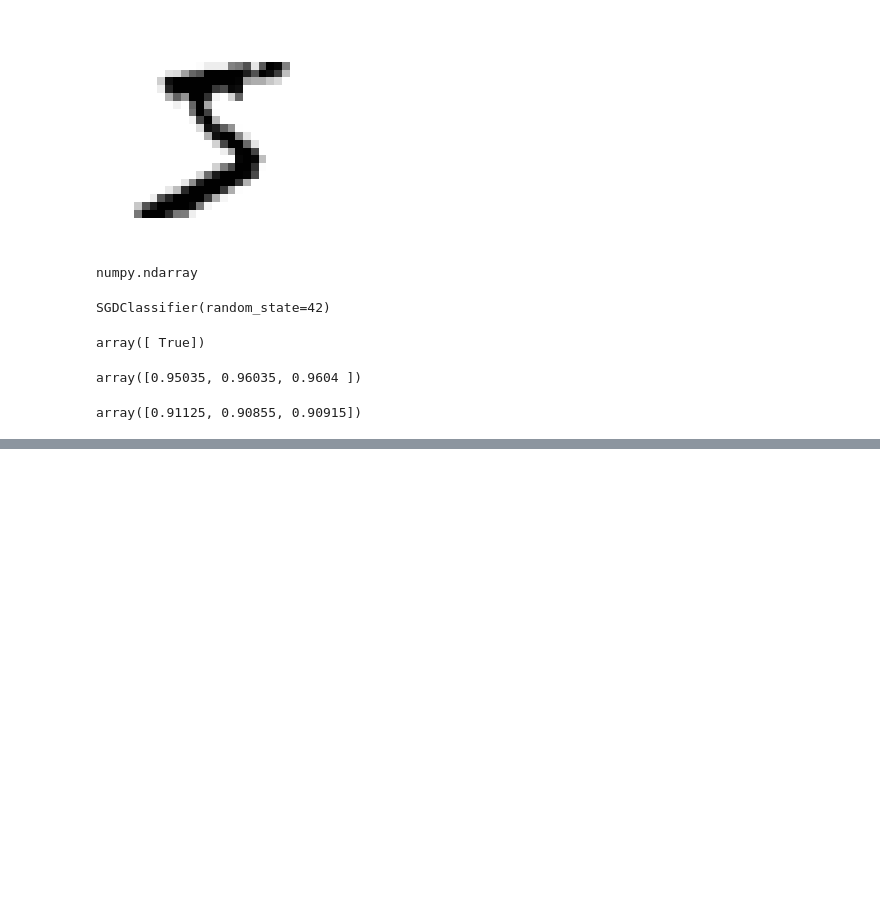
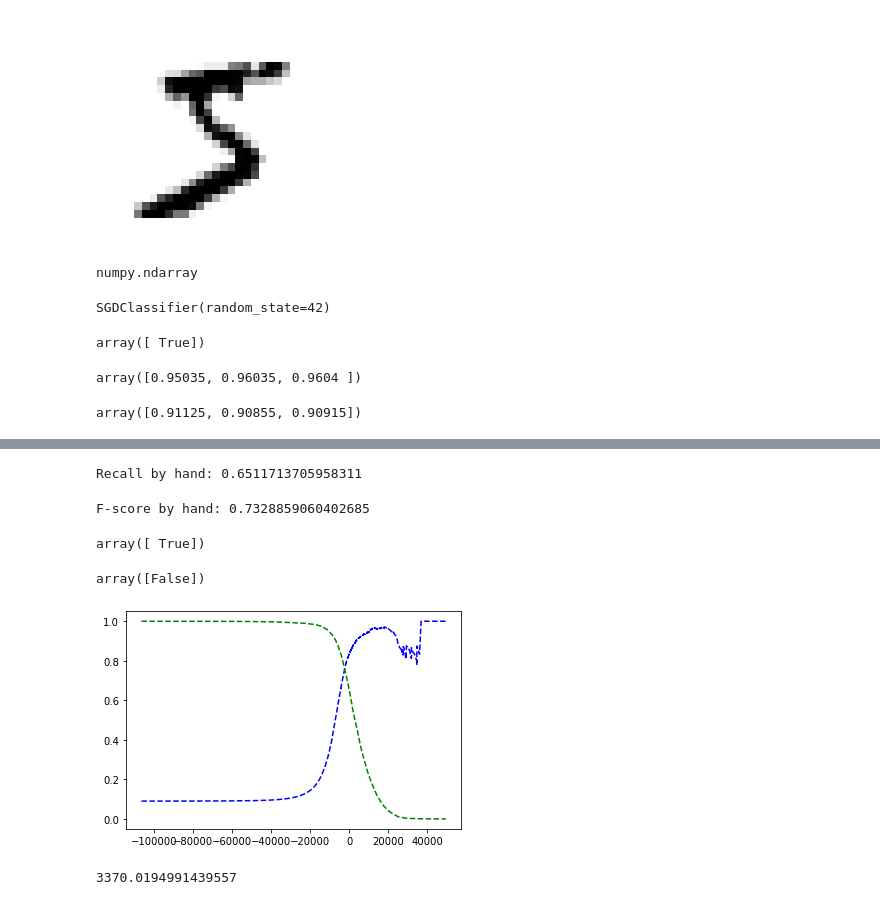
Before and after one commit to PaulApivat/ML_notes, a Jupyter notebook: hands_on_ml/ch3_classification.ipynb, the cells around one changed output, grey strips where cells are left out. Drawn from its saved outputs; the diff is of its cells as text; code cells hidden in the pictures; blank space fills up the shorter version.

```diff
--- a/hands_on_ml/ch3_classification.ipynb
+++ b/hands_on_ml/ch3_classification.ipynb
@@ -135,0 +176,66 @@ confusion_matrix(y_train_5, y_train_perfect_predictions)
+# %%
+recall_score(y_train_5, y_train_pred)
+
+# Recall: True Positive (3530) / True Positive + False Negative (3530 + 1891)
+print("Recall by hand:", 3530/(3530+1891))
+# %% [output]
+Recall by hand: 0.6511713705958311
+# %%
+from sklearn.metrics import f1_score
+f1_score(y_train_5, y_train_pred)
+
+# F-score = 2 / (1/precision) + (1/recall)
+
+print("F-score by hand:", 2/((1/0.84) + (1/0.65)))
+# %% [output]
+F-score by hand: 0.7328859060402685
+# %%
+# To understand Precision - Recall tradeoff, adjust threshold
+# sklearn doesn't allow adjusting threshold directly
+# but it gives access to decision score, used to make predictions
+
+y_scores = sgd_clf.decision_function([some_digit])
+# y_scores = 2164
+y_scores
+
+threshold = 0
+y_some_digit_pred = (y_scores > threshold)
+y_some_digit_pred
+
+# When threshold is 0, the SGDClassifier detects the image
+# %% [output]
+array([ True])
+# %%
+# When threshold is raised to 8000, the SGDClassifier misses the image
+# raising threshold decreases recall
+
+threshold = 8000
+y_some_digit_pred = (y_scores > threshold)
+y_some_digit_pred
+# %% [output]
+array([False])
+# %%
+# Computing which Threshold to use
+
+y_scores = cross_val_predict(sgd_clf, X_train, y_train_5, cv=3, method="decision_function")
+# %%
+from sklearn.metrics import precision_recall_curve
+
+precisions, recalls, thresholds = precision_recall_curve(y_train_5, y_scores)
+
+def plot_precision_recall_vs_threshold(precisions, recalls, thresholds):
+    plt.plot(thresholds, precisions[:-1], "b--", label="Precision")
+    plt.plot(thresholds, recalls[:-1], "g--", label="Recall")
+    [...]
+
+plot_precision_recall_vs_threshold(precisions, recalls, thresholds)
+plt.show()
+# %% [output]
+[figure, added]
+# %%
+# Suppose aim for 90% Precision
+
+threshold_90_precision = thresholds[np.argmax(precisions >= 0.90)]
+threshold_90_precision
+# %% [output]
+3370.0194991439557
```
Also changed, not shown: parts of 10 cells of this notebook.
